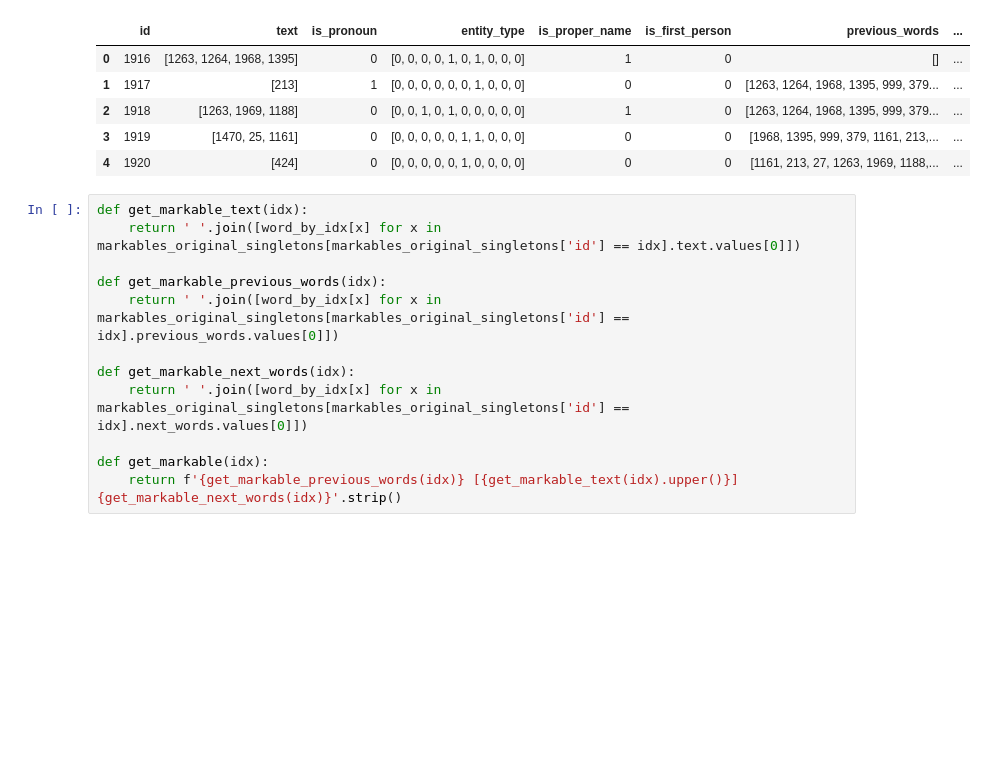
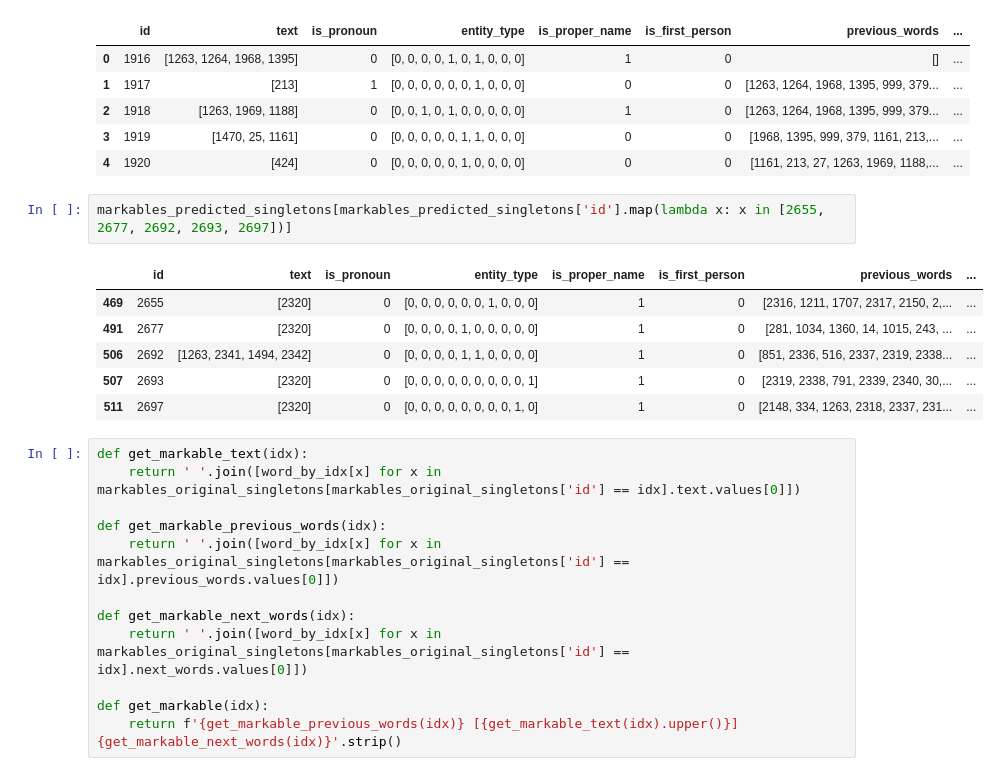
Before and after one commit to tugas-akhir-nlp/indonesian-coreference-resolution-cnn, a Jupyter notebook: singleton classifier analysis.ipynb, the cells around one changed output. Cells and saved outputs as stored; diff of their text form; blank space fills up the shorter version.

```diff
--- a/singleton classifier analysis.ipynb
+++ b/singleton classifier analysis.ipynb
@@ -24,6 +24,15 @@ markables_original_singletons.head()
 | 2 | 1918 | [1263, 1969, 1188] | 0 | [0, 0, 1, 0, 1, 0, 0, 0, 0, 0] | 1 | 0 | [1263, 1264, 1968, 1395, 999, 379... | ... |
 | 3 | 1919 | [1470, 25, 1161] | 0 | [0, 0, 0, 0, 0, 1, 1, 0, 0, 0] | 0 | 0 | [1968, 1395, 999, 379, 1161, 213,... | ... |
 | 4 | 1920 | [424] | 0 | [0, 0, 0, 0, 0, 1, 0, 0, 0, 0] | 0 | 0 | [1161, 213, 27, 1263, 1969, 1188,... | ... |
+# %%
+markables_predicted_singletons[markables_predicted_singletons['id'].map(lambda x: x in [2655, 2677, 2692, 2693, 2697])]
+# %% [output]
+|  | id | text | is_pronoun | entity_type | is_proper_name | is_first_person | previous_words | ... |
+| 469 | 2655 | [2320] | 0 | [0, 0, 0, 0, 0, 0, 1, 0, 0, 0] | 1 | 0 | [2316, 1211, 1707, 2317, 2150, 2,... | ... |
+| 491 | 2677 | [2320] | 0 | [0, 0, 0, 0, 1, 0, 0, 0, 0, 0] | 1 | 0 | [281, 1034, 1360, 14, 1015, 243, ... | ... |
+| 506 | 2692 | [1263, 2341, 1494, 2342] | 0 | [0, 0, 0, 0, 1, 1, 0, 0, 0, 0] | 1 | 0 | [851, 2336, 516, 2337, 2319, 2338... | ... |
+| 507 | 2693 | [2320] | 0 | [0, 0, 0, 0, 0, 0, 0, 0, 0, 1] | 1 | 0 | [2319, 2338, 791, 2339, 2340, 30,... | ... |
+| 511 | 2697 | [2320] | 0 | [0, 0, 0, 0, 0, 0, 0, 0, 1, 0] | 1 | 0 | [2148, 334, 1263, 2318, 2337, 231... | ... |
 # %%
 def get_markable_text(idx):
     return ' '.join([word_by_idx[x] for x in markables_original_singletons[markables_original_singletons['id'] == idx].text.values[0]])
```
Also changed, not shown: 1 other file.
